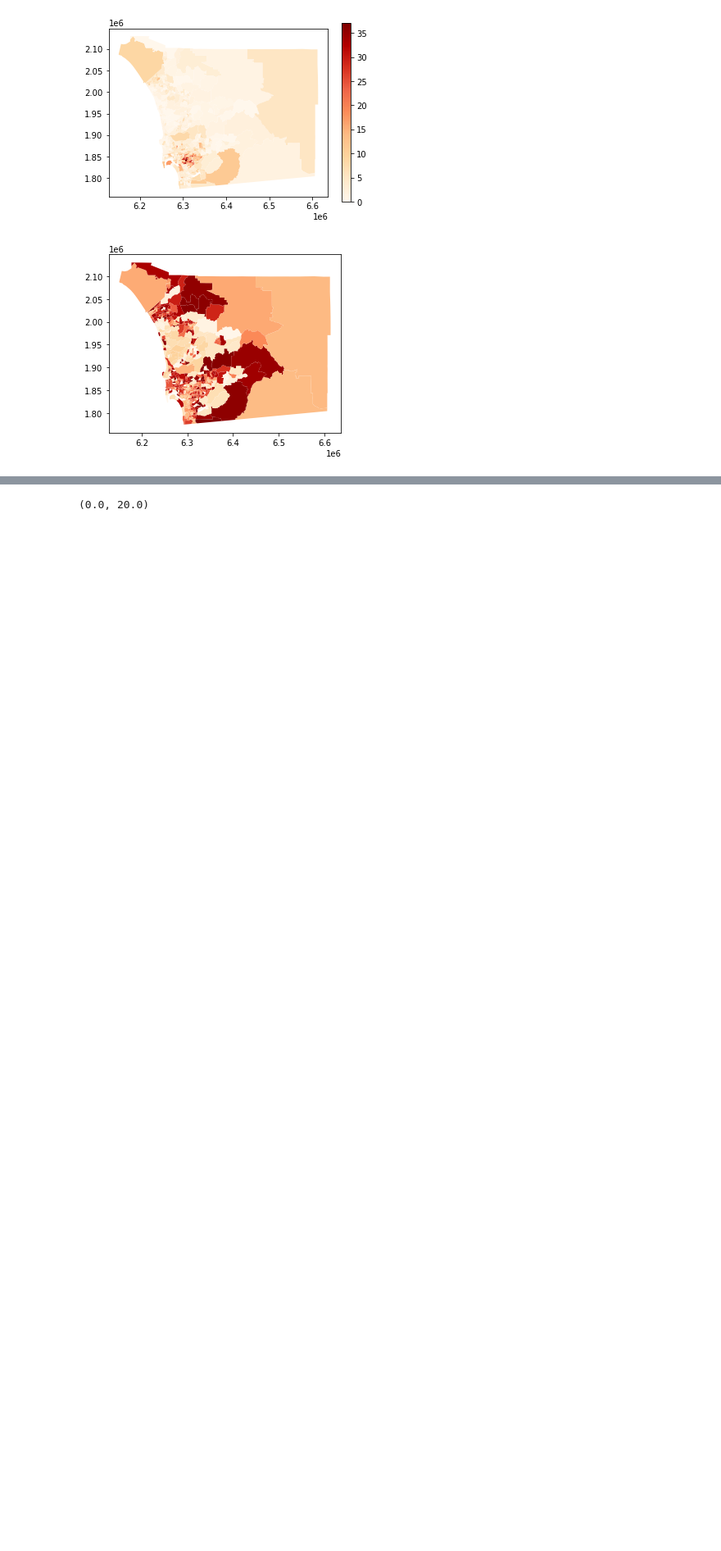
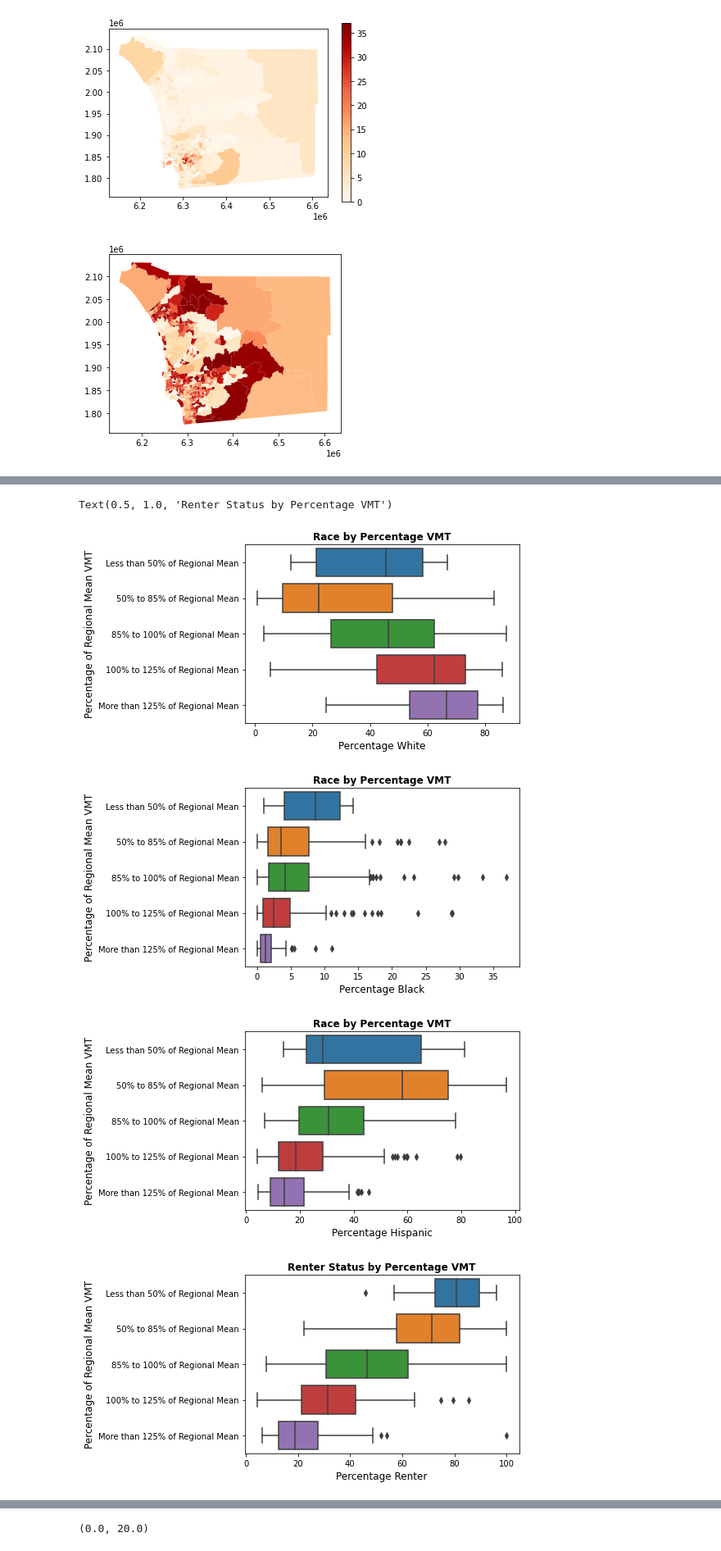
Before and after one commit to ffreeman1234/UDS-VMT-Project, a Jupyter notebook: Project/Project.ipynb, the cells around one changed output, grey strips where cells are left out. Shown at 82% size. Cells and saved outputs as stored; diff of their text form; code cells hidden in the pictures; blank space fills up the shorter version.

```diff
--- a/Project/Project.ipynb
+++ b/Project/Project.ipynb
@@ -207,0 +172,35 @@ Name: pctmean, Length: 628, dtype: float64
+# %%
+#OTHER OPTION: JUST RUNNING THEM ALL SEPARATELY
+fig, ax=plt.subplots(1)
+ax = sns.boxplot(y='map_legend', x='pc_nonHispanicWhite',data=joinDf, order=["Less than 50% of Regional Mean", "50% to 85% of Regional Mean", "85% to 100% of Regional Mean","100% to 125% of Regional Mean","More than 125% of Regional Mean"])
+
+plt.xlabel('Percentage White', size='large')
+plt.ylabel('Percentage of Regional Mean VMT', size='large')
+plt.title("Race by Percentage VMT", weight='bold')
+
+fig, ax=plt.subplots(1)
+ax = sns.boxplot(y='map_legend', x='pc_Black',data=joinDf, order=["Less than 50% of Regional Mean", "50% to 85% of Regional Mean", "85% to 100% of Regional Mean","100% to 125% of Regional Mean","More than 125% of Regional Mean"])
+
+plt.xlabel('Percentage Black', size='large')
+plt.ylabel('Percentage of Regional Mean VMT', size='large')
+plt.title("Race by Percentage VMT", weight='bold')
+
+fig, ax=plt.subplots(1)
+ax = sns.boxplot(y='map_legend', x='pc_hispanic',data=joinDf, order=["Less than 50% of Regional Mean", "50% to 85% of Regional Mean", "85% to 100% of Regional Mean","100% to 125% of Regional Mean","More than 125% of Regional Mean"])
+
+plt.xlabel('Percentage Hispanic', size='large')
+plt.ylabel('Percentage of Regional Mean VMT', size='large')
+plt.title("Race by Percentage VMT", weight='bold')
+
+fig, ax=plt.subplots(1)
+ax = sns.boxplot(y='map_legend', x='pc_renter',data=joinDf, order=["Less than 50% of Regional Mean", "50% to 85% of Regional Mean", "85% to 100% of Regional Mean","100% to 125% of Regional Mean","More than 125% of Regional Mean"])
+
+plt.xlabel('Percentage Renter', size='large')
+plt.ylabel('Percentage of Regional Mean VMT', size='large')
+plt.title("Renter Status by Percentage VMT", weight='bold')
+# %% [output]
+Text(0.5, 1.0, 'Renter Status by Percentage VMT')
+[figure, added]
+[figure, added]
+[figure, added]
+[figure, added]
```
Also changed, not shown: parts of 39 cells of this notebook.
